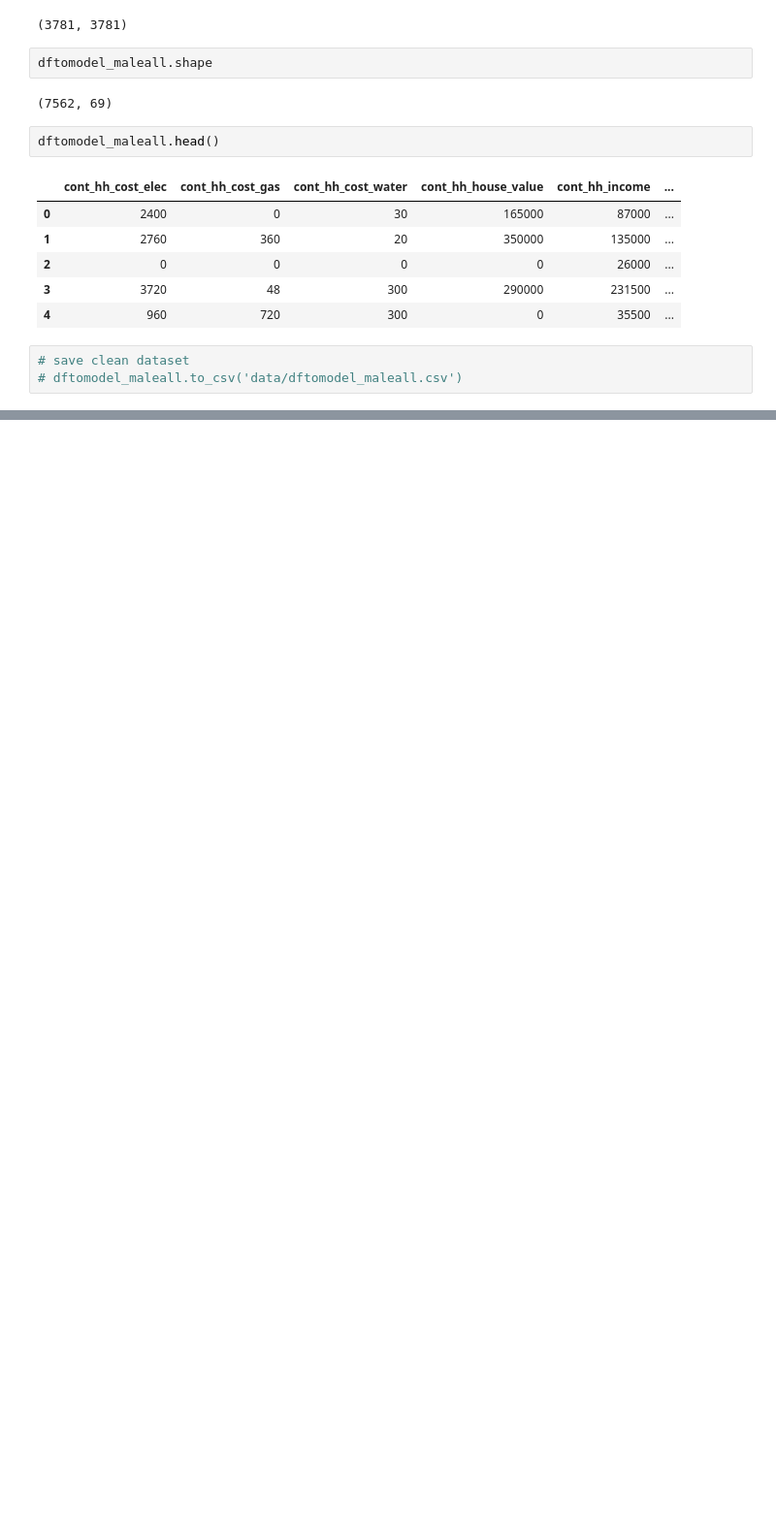
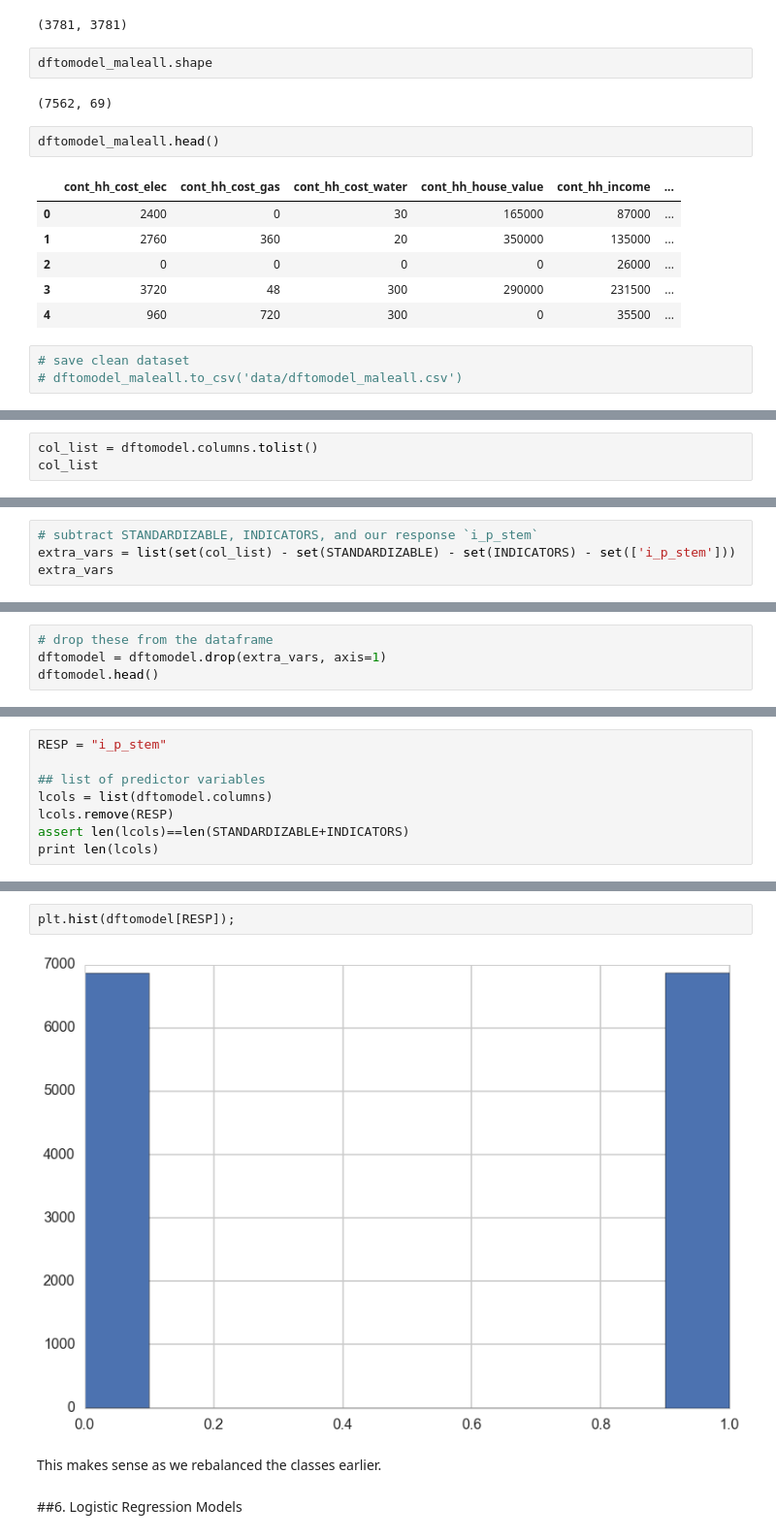
Before and after one commit to amlsf/stem-study, a Jupyter notebook: process_book.ipynb, the cells around one changed output, grey strips where cells are left out. Shown at 97% size. Drawn from its saved outputs; the diff is of its cells as text; blank space fills up the shorter version.

```diff
--- a/process_book.ipynb
+++ b/process_book.ipynb
@@ -1462,0 +1759,3 @@ dftomodel_maleall.head()
+# %%
+col_list = dftomodel.columns.tolist()
+col_list
@@ -1462,0 +1780,4 @@ dftomodel_maleall.head()
+# %%
+# subtract STANDARDIZABLE, INDICATORS, and our response `i_p_stem`
+extra_vars = list(set(col_list) - set(STANDARDIZABLE) - set(INDICATORS) - set(['i_p_stem']))
+extra_vars
@@ -1462,0 +1796,4 @@ dftomodel_maleall.head()
+# %%
+# drop these from the dataframe
+dftomodel = dftomodel.drop(extra_vars, axis=1)
+dftomodel.head()
@@ -1462,0 +1809,8 @@ dftomodel_maleall.head()
+# %%
+RESP = "i_p_stem"
+
+## list of predictor variables
+lcols = list(dftomodel.columns)
+lcols.remove(RESP)
+assert len(lcols)==len(STANDARDIZABLE+INDICATORS)
+print len(lcols)
@@ -1462,0 +1911,9 @@ dftomodel_maleall.head()
+# %%
+plt.hist(dftomodel[RESP]);
+# %% [output]
+[figure, added]
+# %% [markdown]
+This makes sense as we rebalanced the classes earlier.
+# %% [markdown]
+ <a id = "section6"></a>
+ ##6. Logistic Regression Models
```
Also changed, not shown: parts of 202 cells of this notebook, 10 other files.
